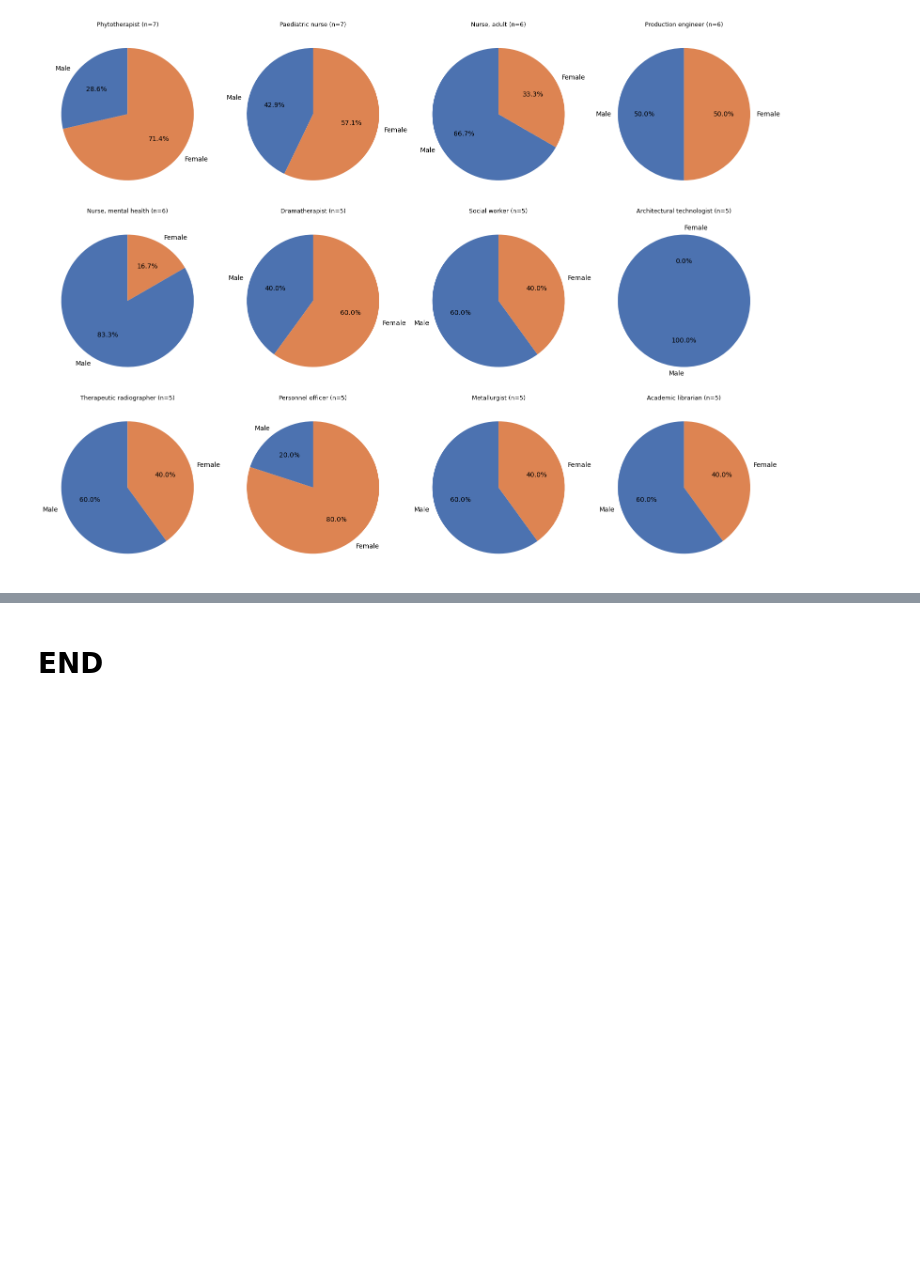
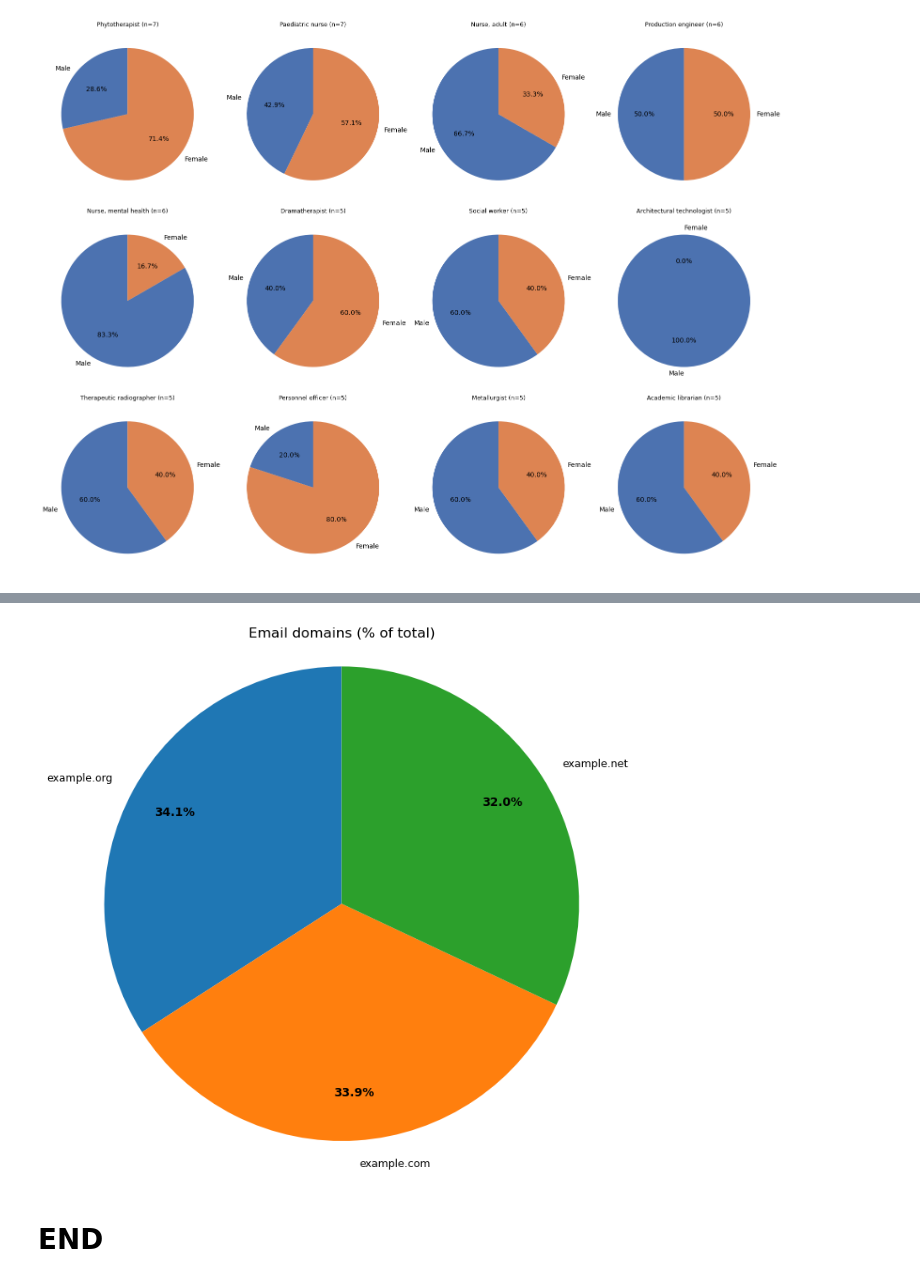
Before and after one commit to KaiiMenai/programming-for-data-analytics, a Jupyter notebook: pfda-assignments/assignment03-pie.ipynb, the cells around one changed output, grey strips where cells are left out. Drawn from its saved outputs; the diff is of its cells as text; code cells hidden in the pictures; blank space fills up the shorter version.

```diff
--- a/pfda-assignments/assignment03-pie.ipynb
+++ b/pfda-assignments/assignment03-pie.ipynb
@@ -303,0 +305,7 @@ Maybe if we explore specific job titles it would be better.
+# %%
+df = pd.read_csv("https://drive.google.com/uc?id=1AWPf-pJodJKeHsARQK_RHiNsE8fjPCVK&export=download")
+
+df['domain'] = df['Email'].str.split('@').str[1]
+#faster solution if no NaNs values # based entirely on the assumption that there are no NaN values in the email column. https://stackoverflow.com/questions/53044548/how-to-extract-domain-from-email-address-with-pandas
+#df['domain'] = [x.split('@')[1] for x in df['email']]
+print (df)
@@ -304,2 +330,31 @@ Maybe if we explore specific job titles it would be better.
+# %%
+# Less common email domains grouped into 'Other' if there are many/any.
+counts = df['domain'].value_counts()
+# Decide how many slices to show (top_n). Remaining will be grouped into 'Other'
+top_n = 10
+if len(counts) > top_n:
+    top = counts.iloc[:top_n]
+    other = counts.iloc[top_n:].sum()
+    labels = list(top.index) + ['Other']
+    sizes = list(top.values) + [other]
+else:
+    labels = list(counts.index)
+    sizes = list(counts.values)
+
+# Convert sizes to percentages of the total
+total = sum(sizes)
+percent_sizes = [s / total * 100 for s in sizes]
+
+fig, ax = plt.subplots(figsize=(8, 8))
+wedges, texts, autotexts = ax.pie(sizes, labels=labels, autopct='%1.1f%%', startangle=90, pctdistance=0.8)
+ax.axis('equal')  # Equal aspect ratio ensures the pie chart is circular.
+ax.set_title('Email domains (% of total)')
+# Improve text size
+plt.setp(autotexts, size=10, weight='bold')
+plt.setp(texts, size=9)
+
+plt.show()
+# %% [output]
+[figure, added]
 # %% [markdown]
 # END
```
Also changed, not shown: parts of 2 cells of this notebook.
